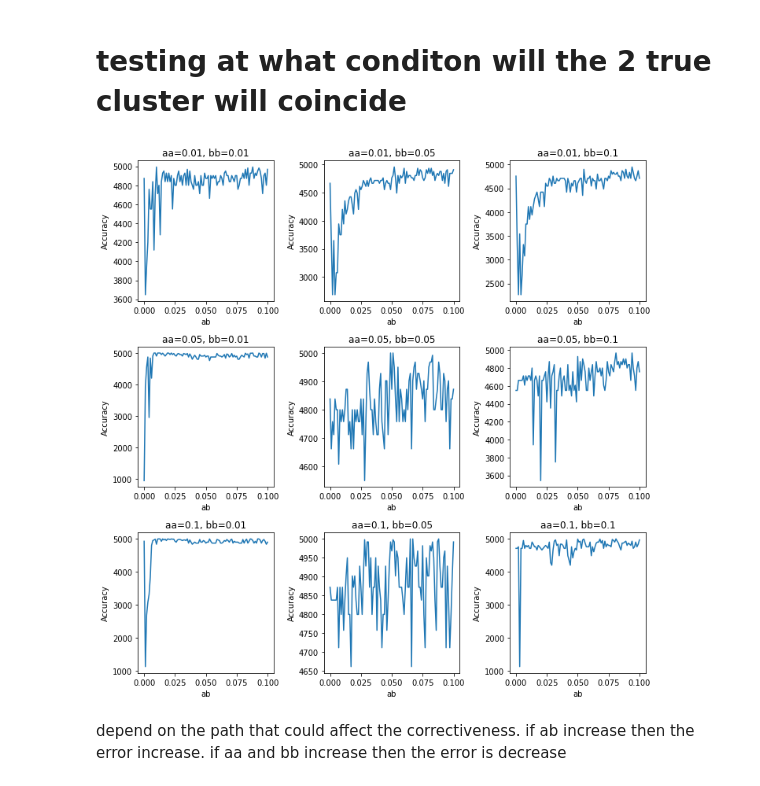
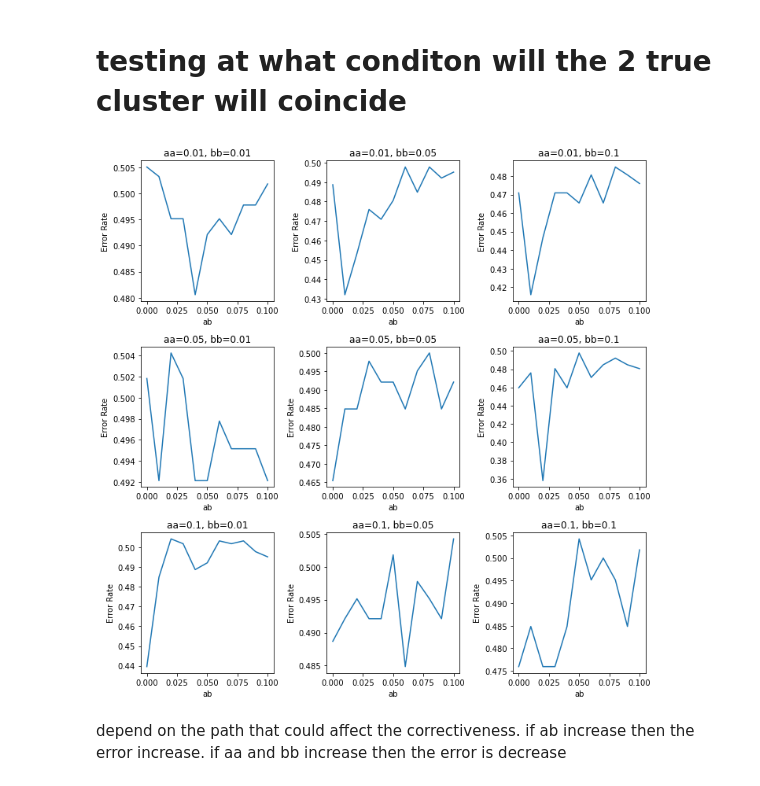
Before and after one commit to sekunder/clustering, a Jupyter notebook: most recent progress on stochastic block model.ipynb, the cells around one changed output. Drawn from its saved outputs; the diff is of its cells as text; code cells hidden in the pictures.

```diff
--- a/most recent progress on stochastic block model.ipynb
+++ b/most recent progress on stochastic block model.ipynb
@@ -40,6 +83,7 @@ import pandas as pd
 from matplotlib.animation import FuncAnimation
 from IPython import display
 sizes2 = [2*20, 2*30]
+n_nodes = np.sum(sizes2)
 model= GaussianMixture(n_components=2, init_params='random',n_init= 50)
 
 probs_test = [[ 0, 0], [ 0, 0]]
@@ -52,7 +96,7 @@ true_matrix=np.zeros((len(g2),len(g2)))
 aa_vals = [0.01, 0.05, 0.10]
 bb_vals = [0.01, 0.05, 0.10]
 
-ab_vals = np.linspace(0, 0.1, 101)
+ab_vals = np.linspace(0, 0.1, 11)
 
 
 plt.figure(figsize=(10,10), tight_layout="tight")
@@ -92,36 +136,36 @@ for p, aa in enumerate(aa_vals):
 #             plt.xlim(-1,1)
 #             plt.ylim(-1,1)
 #             plt.title(f"aa ={aa}, ab ={ab},bb = {bb}")
 #             plt.scatter([p2[:,0]],[p2[:,1]], c= true_cluster_test, alpha=0.5)
             EM_matrix=np.zeros((len(g2),len(g2)))
 
             for m in range(len(g2)):
                 for n in range(len(g2)):
                     if em_label[m]== em_label[n]:
                         EM_matrix[m][n]=1
                         EM_matrix[n][m]=1
                     if true_cluster_test[m]== true_cluster_test[n]:
                         true_matrix[m][n]=1
                         true_matrix[n][m]=1
 
-            error.append((((EM_matrix!=true_matrix).sum())))
+            error.append((EM_matrix!=true_matrix).sum() / (n_nodes * (n_nodes - 1)))
 
 
 
         plt.subplot(len(aa_vals),len(bb_vals),p*len(aa_vals) + q + 1)
 
         plt.title(f"aa={aa}, bb={bb}")
         plt.xlabel("ab")
-        plt.ylabel("Accuracy")
+        plt.ylabel("Error Rate")
         plt.plot(ab_vals, error)
 
 
 
 #             plt.pause(0.0001)
 #             plt.show()
 #             plt.clf()
 # %% [output]
-[figure, old version]
+[figure, new version]
 # %% [markdown]
 depend on the path that could affect the correctiveness. if ab increase then the error increase. if aa and bb increase then the error is decrease
 # %%
```
Also changed, not shown: parts of 7 cells of this notebook.
